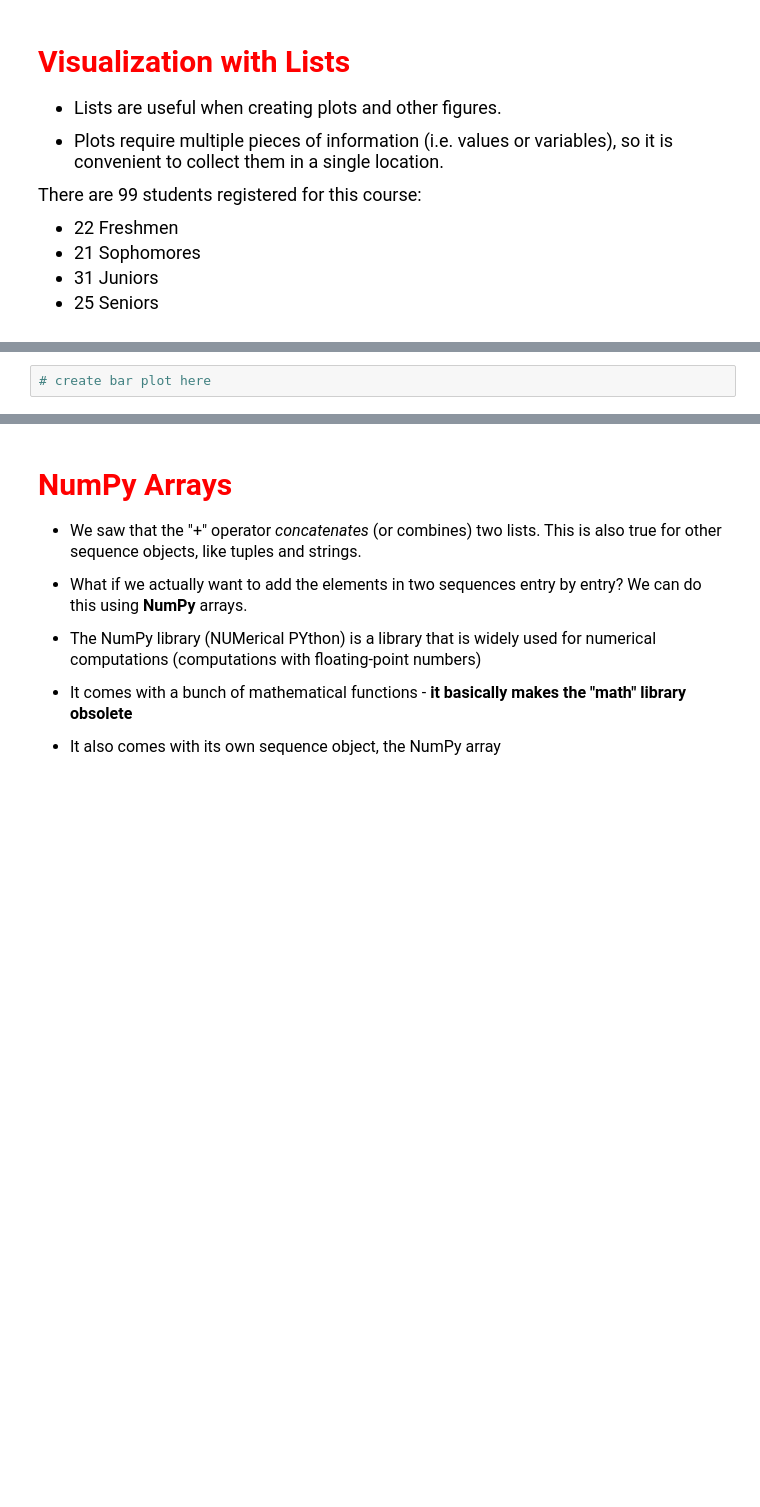
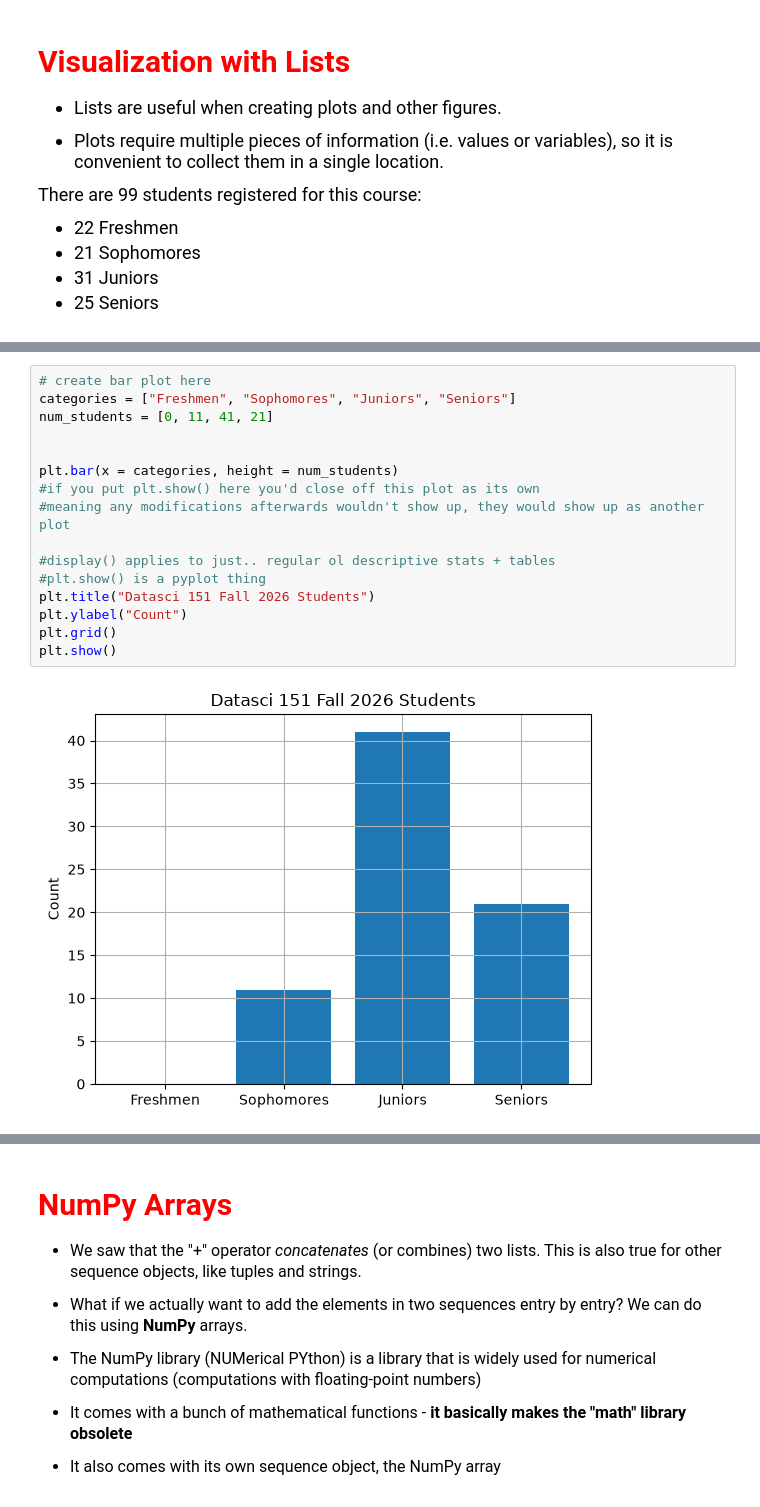
Before and after one commit to bzliang2006/datasci151fall2026, a Jupyter notebook: lecture_04_other_sequence_objects/Liang - Lecture04.ipynb, the cells around one changed output, grey strips where cells are left out. Cells and saved outputs as stored; diff of their text form; blank space fills up the shorter version.

```diff
--- a/lecture_04_other_sequence_objects/Liang - Lecture04.ipynb
+++ b/lecture_04_other_sequence_objects/Liang - Lecture04.ipynb
@@ -237,2 +279,18 @@ help(plt.bar)
 # %%
 # create bar plot here
+categories = ["Freshmen", "Sophomores", "Juniors", "Seniors"]
+num_students = [0, 11, 41, 21]
+
+
+plt.bar(x = categories, height = num_students)
+#if you put plt.show() here you'd close off this plot as its own
+#meaning any modifications afterwards wouldn't show up, they would show up as another plot
+
+#display() applies to just.. regular ol descriptive stats + tables
+#plt.show() is a pyplot thing
+plt.title("Datasci 151 Fall 2026 Students")
+plt.ylabel("Count")
+plt.grid()
+plt.show()
+# %% [output]
+[figure, added]
```
Also changed, not shown: parts of 17 cells of this notebook.
